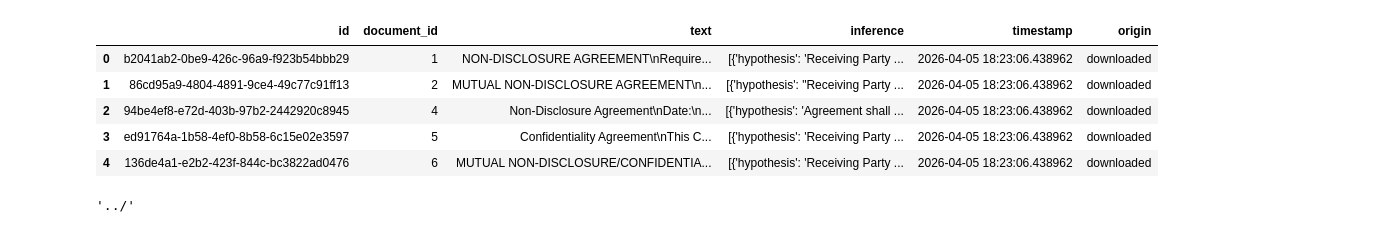
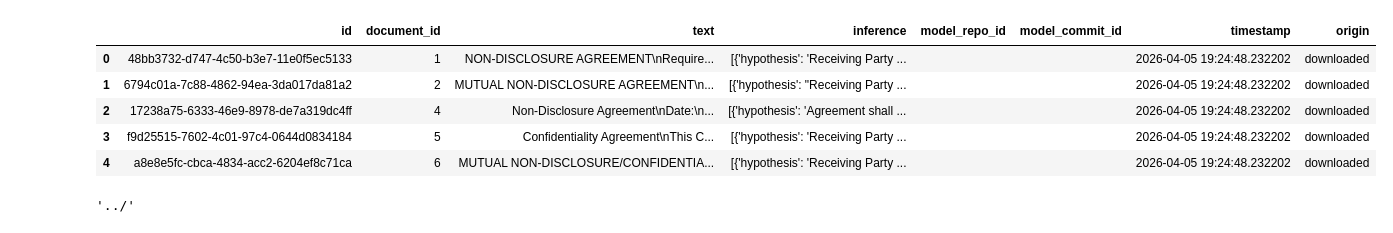
Before and after one commit to jerrold110/Finetune-legal-llm-mlops, a Jupyter notebook: notebooks/MLRun_execute_workflows.ipynb, the cells around one changed output. Cells and saved outputs as stored; diff of their text form; code cells hidden in the pictures.

Commit message:
Changed environment artifact_path to the correct path. Changed column name of processed data

```diff
--- a/notebooks/MLRun_execute_workflows.ipynb
+++ b/notebooks/MLRun_execute_workflows.ipynb
@@ -13,7 +13,7 @@ import os
 
 from pathlib import Path
 
-artifact_path = Path.cwd().parent / "mlrun-data/"
+artifact_path = Path.cwd().parent #/ "mlrun-data/"
 artifact_path = str(artifact_path.as_posix()) # convert windows path to unix path
 artifact_path = "file://" + artifact_path
 print(artifact_path)
@@ -69,18 +74,18 @@ df.head()
 # %%
 ## Testing data versioning and access to registered datasets in MLRun
 data_uri = "store://datasets/finetune-legal-extractor/raw-proc-process-raw_test_data:latest"
-data_uri = "store://datasets/finetune-legal-extractor/raw-proc-process-raw_test_data:20260405_1822"
+data_uri = "store://datasets/finetune-legal-extractor/raw-proc-process-raw_test_data:20260405_1924"
 
 # Fetch the item and immediately convert it to a Pandas DataFrame
 df = mlrun.get_dataitem(data_uri).as_df()
 df.head()
 # %% [output]
-|  | id | document_id | text | inference | timestamp | origin |
-| 0 | b2041ab2-0be9-426c-96a9-f923b54bbb29 | 1 | NON-DISCLOSURE AGREEMENT\nRequire... | [{'hypothesis': 'Receiving Party ... | 2026-04-05 18:23:06.438962 | downloaded |
-| 1 | 86cd95a9-4804-4891-9ce4-49c77c91ff13 | 2 | MUTUAL NON-DISCLOSURE AGREEMENT\n... | [{'hypothesis': "Receiving Party ... | 2026-04-05 18:23:06.438962 | downloaded |
-| 2 | 94be4ef8-e72d-403b-97b2-2442920c8945 | 4 | Non-Disclosure Agreement\nDate:\n... | [{'hypothesis': 'Agreement shall ... | 2026-04-05 18:23:06.438962 | downloaded |
-| 3 | ed91764a-1b58-4ef0-8b58-6c15e02e3597 | 5 | Confidentiality Agreement\nThis C... | [{'hypothesis': 'Receiving Party ... | 2026-04-05 18:23:06.438962 | downloaded |
-| 4 | 136de4a1-e2b2-423f-844c-bc3822ad0476 | 6 | MUTUAL NON-DISCLOSURE/CONFIDENTIA... | [{'hypothesis': 'Receiving Party ... | 2026-04-05 18:23:06.438962 | downloaded |
+|  | id | document_id | text | inference | model_repo_id | model_commit_id | timestamp | origin |
+| 0 | 48bb3732-d747-4c50-b3e7-11e0f5ec5133 | 1 | NON-DISCLOSURE AGREEMENT\nRequire... | [{'hypothesis': 'Receiving Party ... |  |  | 2026-04-05 19:24:48.232202 | downloaded |
+| 1 | 6794c01a-7c88-4862-94ea-3da017da81a2 | 2 | MUTUAL NON-DISCLOSURE AGREEMENT\n... | [{'hypothesis': "Receiving Party ... |  |  | 2026-04-05 19:24:48.232202 | downloaded |
+| 2 | 17238a75-6333-46e9-8978-de7a319dc4ff | 4 | Non-Disclosure Agreement\nDate:\n... | [{'hypothesis': 'Agreement shall ... |  |  | 2026-04-05 19:24:48.232202 | downloaded |
+| 3 | f9d25515-7602-4c01-97c4-0644d0834184 | 5 | Confidentiality Agreement\nThis C... | [{'hypothesis': 'Receiving Party ... |  |  | 2026-04-05 19:24:48.232202 | downloaded |
+| 4 | a8e8e5fc-cbca-4834-acc2-6204ef8c71ca | 6 | MUTUAL NON-DISCLOSURE/CONFIDENTIA... | [{'hypothesis': 'Receiving Party ... |  |  | 2026-04-05 19:24:48.232202 | downloaded |
 # %%
 # This deletes all artifacts in the database
 db = mlrun.get_run_db()
```
Also changed, not shown: parts of 4 cells of this notebook, 5 other files.
